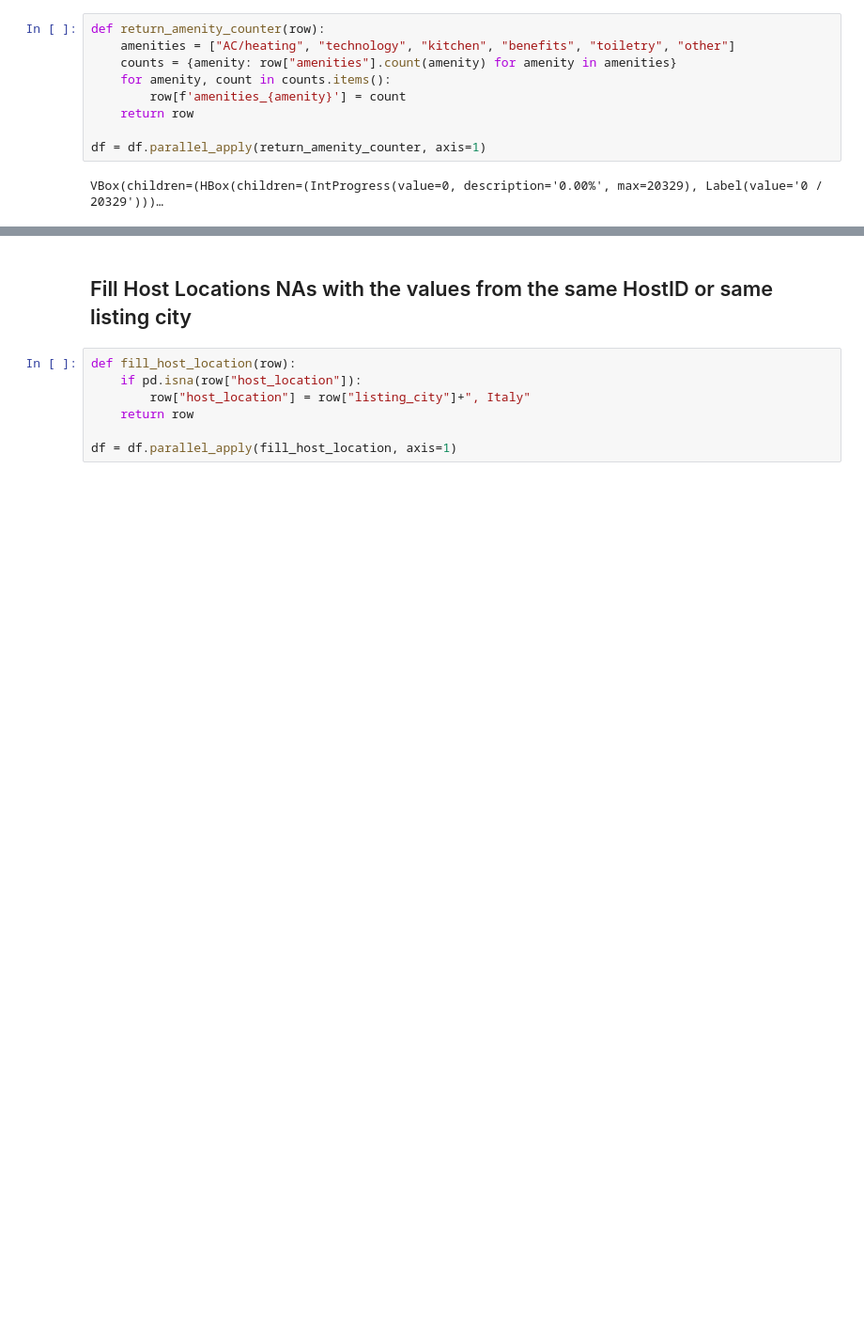
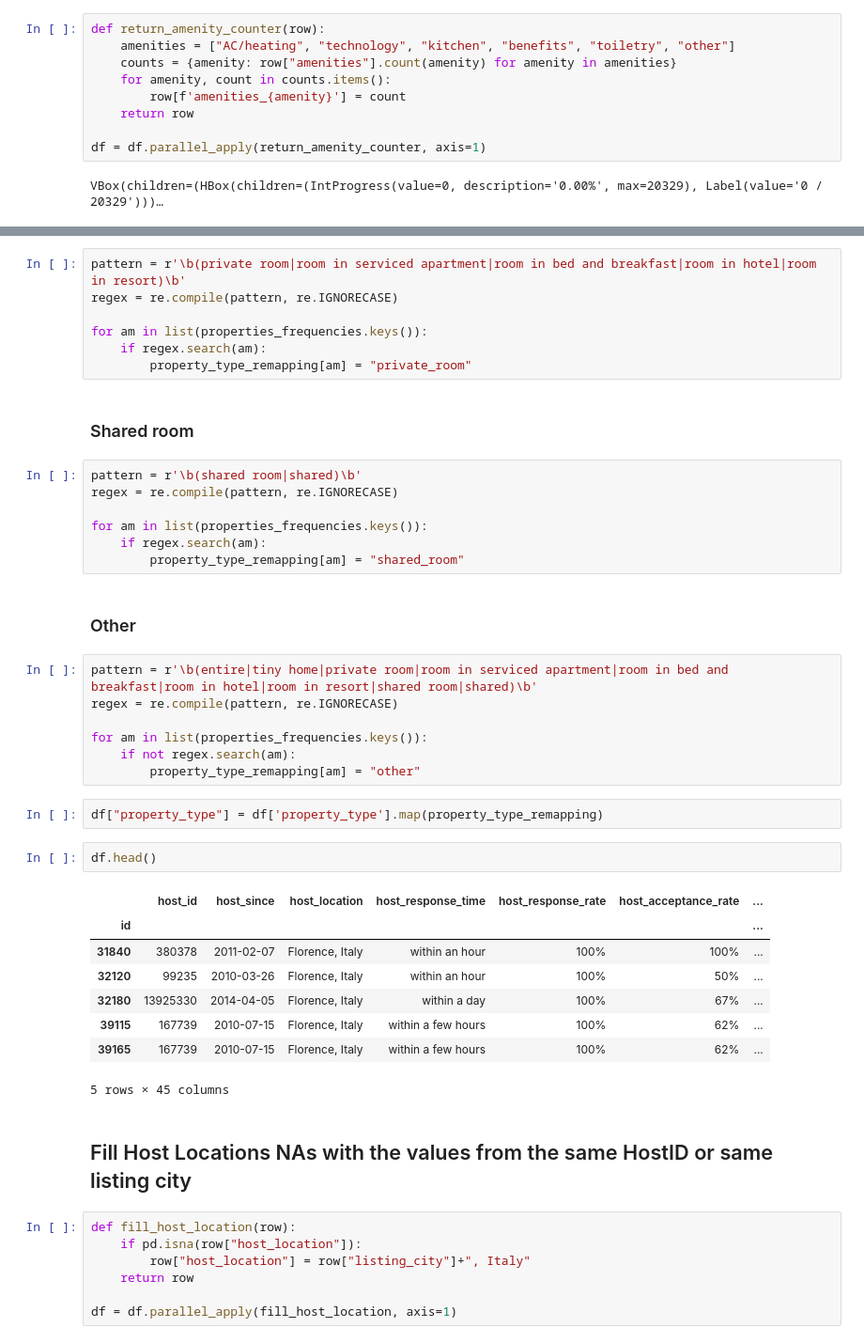
Before and after one commit to FiliTol/price-forecast, a Jupyter notebook: drafts/all_cities.ipynb, the cells around one changed output, grey strips where cells are left out. Shown: that part at 94% size. Saved outputs shown, nothing was run; the diff lists cells and outputs as text; blank space fills up the shorter version.

```diff
--- a/drafts/all_cities.ipynb
+++ b/drafts/all_cities.ipynb
@@ -284,3 +274,41 @@ sep_nas.loc[sep_nas["NAs"] > 0, :]
+# %%
+pattern = r'\b(private room|room in serviced apartment|room in bed and breakfast|room in hotel|room in resort)\b'
+regex = re.compile(pattern, re.IGNORECASE)
+
+for am in list(properties_frequencies.keys()):
+    if regex.search(am):
+        property_type_remapping[am] = "private_room"
+# %% [markdown]
+### Shared room
+# %%
+pattern = r'\b(shared room|shared)\b'
+regex = re.compile(pattern, re.IGNORECASE)
+
+for am in list(properties_frequencies.keys()):
+    if regex.search(am):
+        property_type_remapping[am] = "shared_room"
+# %% [markdown]
+### Other
+# %%
+pattern = r'\b(entire|tiny home|private room|room in serviced apartment|room in bed and breakfast|room in hotel|room in resort|shared room|shared)\b'
+regex = re.compile(pattern, re.IGNORECASE)
+
+for am in list(properties_frequencies.keys()):
+    if not regex.search(am):
+        property_type_remapping[am] = "other"
+# %%
+df["property_type"] = df['property_type'].map(property_type_remapping)
+# %%
+df.head()
+# %% [output]
+|  | host_id | host_since | host_location | host_response_time | host_response_rate | host_acceptance_rate | ... |
+| id |  |  |  |  |  |  | ... |
+| 31840 | 380378 | 2011-02-07 | Florence, Italy | within an hour | 100% | 100% | ... |
+| 32120 | 99235 | 2010-03-26 | Florence, Italy | within an hour | 100% | 50% | ... |
+| 32180 | 13925330 | 2014-04-05 | Florence, Italy | within a day | 100% | 67% | ... |
+| 39115 | 167739 | 2010-07-15 | Florence, Italy | within a few hours | 100% | 62% | ... |
+| 39165 | 167739 | 2010-07-15 | Florence, Italy | within a few hours | 100% | 62% | ... |
+5 rows × 45 columns
 # %% [markdown]
 ## Fill Host Locations NAs with the values from the same HostID or same listing city
 # %%
```
Also changed, not shown: parts of 14 cells of this notebook, 5 other files.
